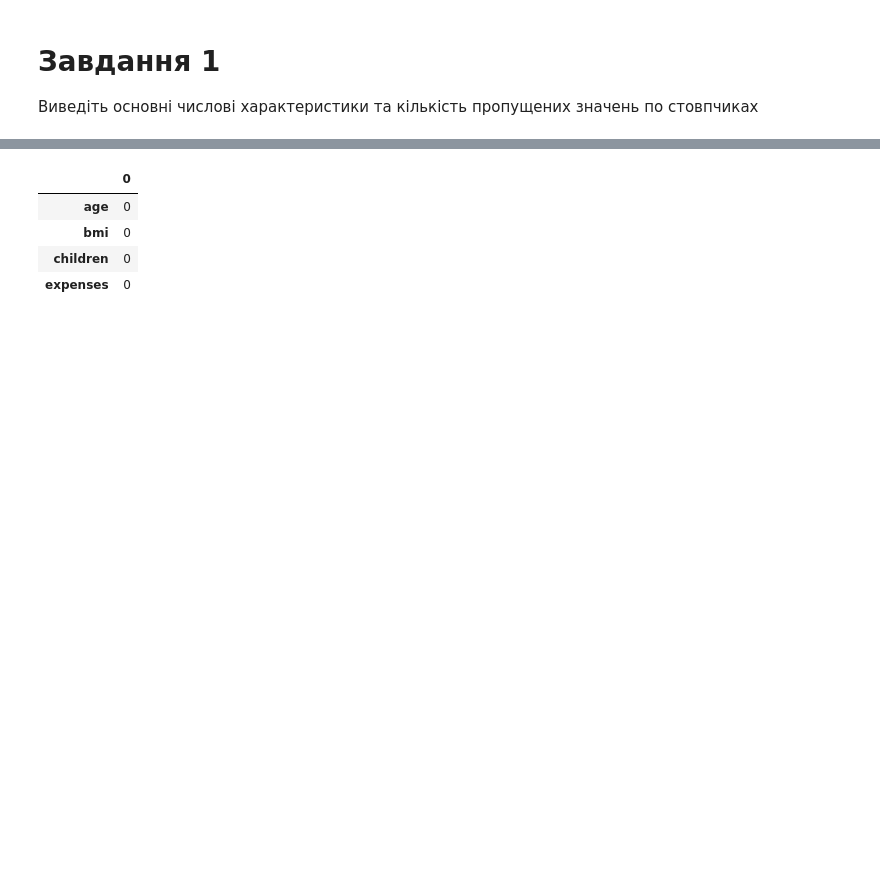
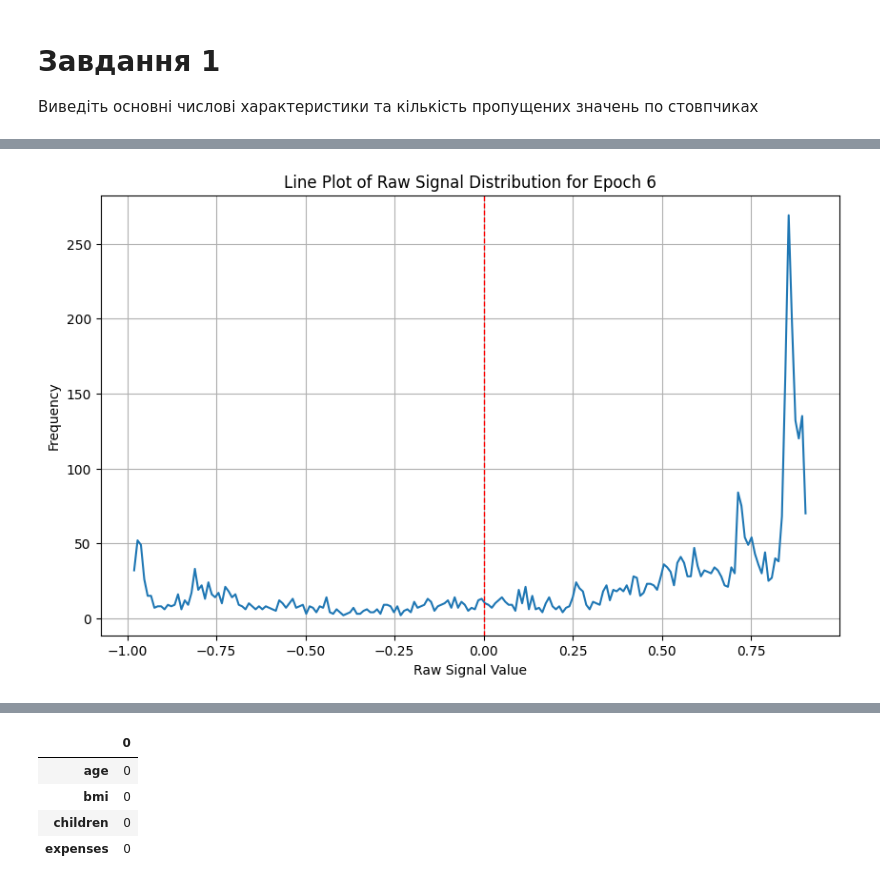
Before and after one commit to Flyingzaptop/Python-Colab, a Jupyter notebook: Parquet_Test.ipynb, the cells around one changed output, grey strips where cells are left out. Saved outputs shown, nothing was run; the diff lists cells and outputs as text; code cells hidden in the pictures; blank space fills up the shorter version.

```diff
--- a/Parquet_Test.ipynb
+++ b/Parquet_Test.ipynb
@@ -41,0 +58,23 @@ df.describe()
+# %%
+# prompt: look previous histogram code and now generate plot, that will do same, but not with bars - only line, that goes from bar's top to another. Without points - pure line and vertical line in zero
+
+# Calculate the histogram data
+hist, bin_edges = np.histogram(df_epoch_1['raw_signal'], bins=200)
+
+# Calculate the centers of the bins
+bin_centers = (bin_edges[:-1] + bin_edges[1:]) / 2
+
+plt.figure(figsize=(10, 6))
+# Plot the line graph
+plt.plot(bin_centers, hist)
+
+# Add a vertical line at x=0
+plt.axvline(x=0, color='r', linestyle='--', linewidth=1)
+
+plt.xlabel('Raw Signal Value')
+plt.ylabel('Frequency')
+plt.title('Line Plot of Raw Signal Distribution for Epoch 6')
+plt.grid(True)
+plt.show()
+# %% [output]
+[figure, added]
```
Also changed, not shown: parts of 6 cells of this notebook.
